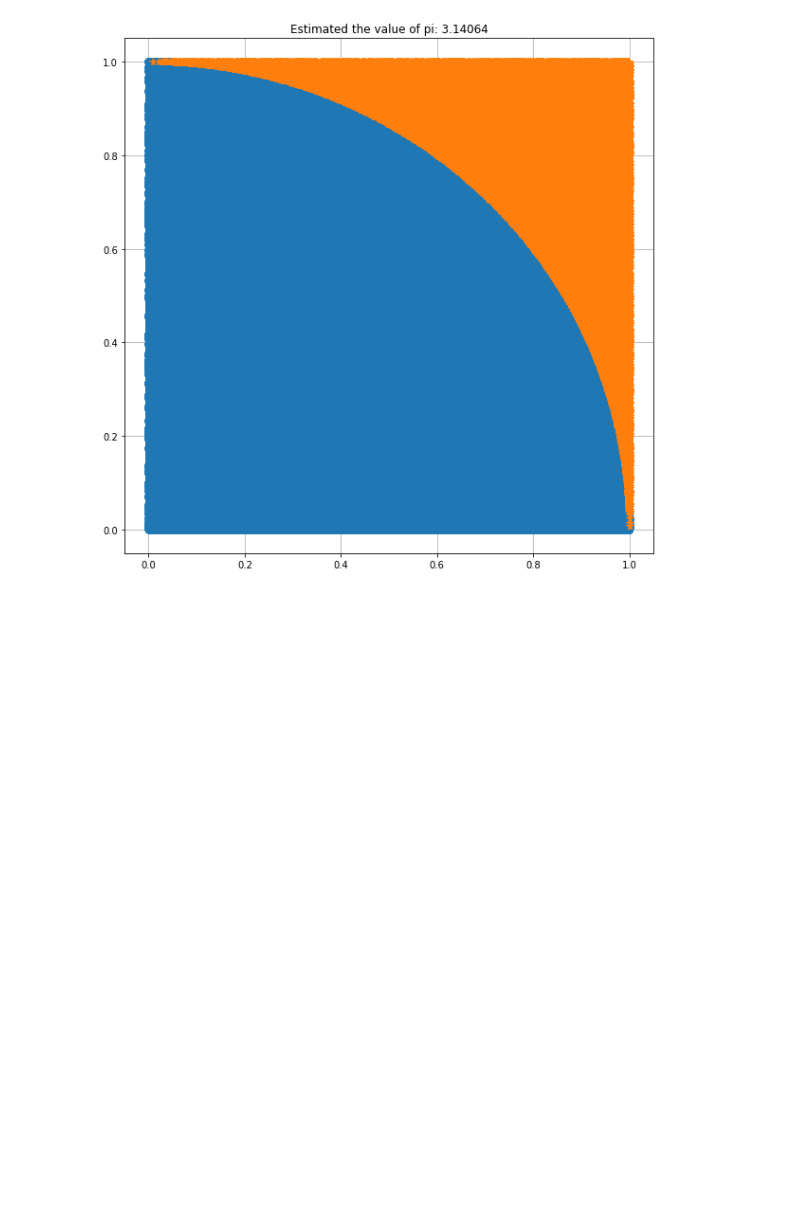
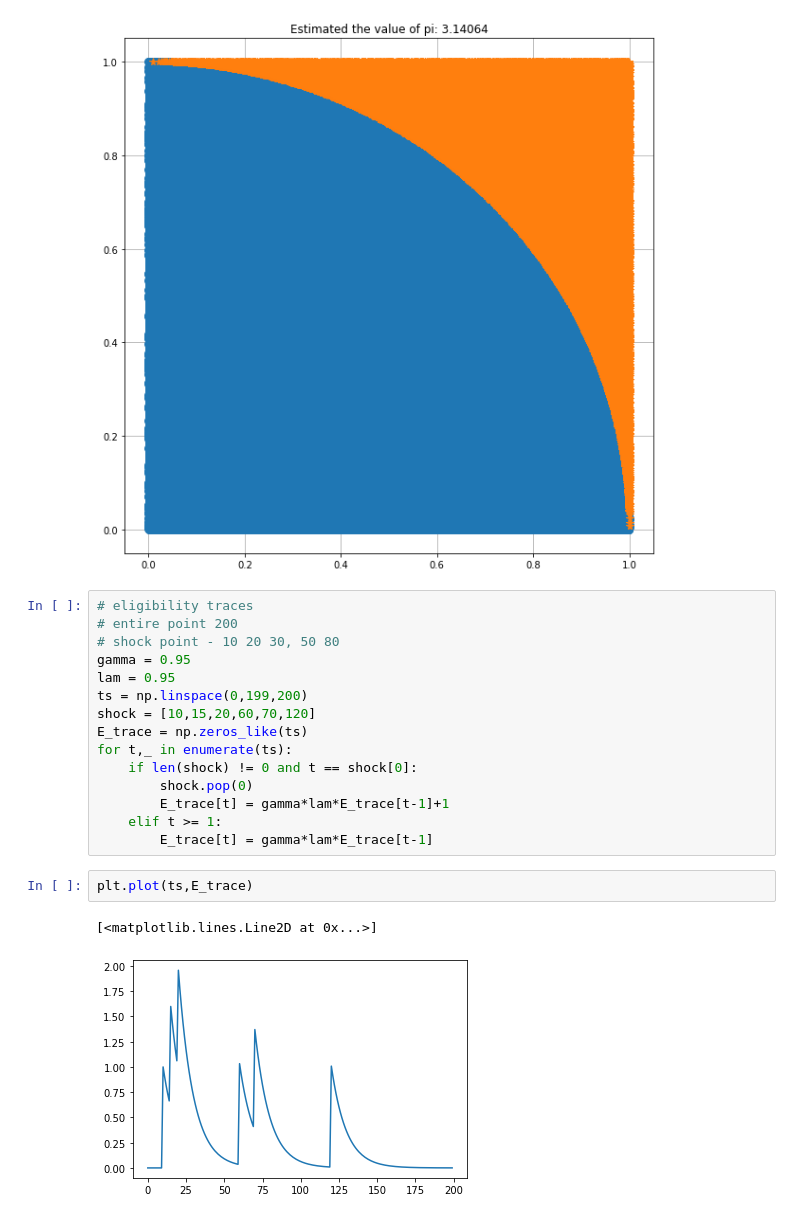
Before and after one commit to bjpublic/Reinforcement_learning, a Jupyter notebook: Chapter04/4장_Resource.ipynb, the cells around one changed output. Saved outputs shown, nothing was run; the diff lists cells and outputs as text; blank space fills up the shorter version.

```diff
--- a/Chapter04/4장_Resource.ipynb
+++ b/Chapter04/4장_Resource.ipynb
@@ -93,3 +102,23 @@ Total num_points: 1000000
 The number of in circles: 785160
 Monte Carlo estimated pi: 3.14064
 [figure]
+# %%
+# eligibility traces
+# entire point 200
+# shock point - 10 20 30, 50 80
+gamma = 0.95
+lam = 0.95
+ts = np.linspace(0,199,200)
+shock = [10,15,20,60,70,120]
+E_trace = np.zeros_like(ts)
+for t,_ in enumerate(ts):
+    if len(shock) != 0 and t == shock[0]:
+        shock.pop(0)
+        E_trace[t] = gamma*lam*E_trace[t-1]+1
+    elif t >= 1:
+        E_trace[t] = gamma*lam*E_trace[t-1]
+# %%
+plt.plot(ts,E_trace)
+# %% [output]
+[<matplotlib.lines.Line2D at 0x...>]
+[figure, added]
```
Also changed, not shown: parts of 5 cells of this notebook, 5 other files.
